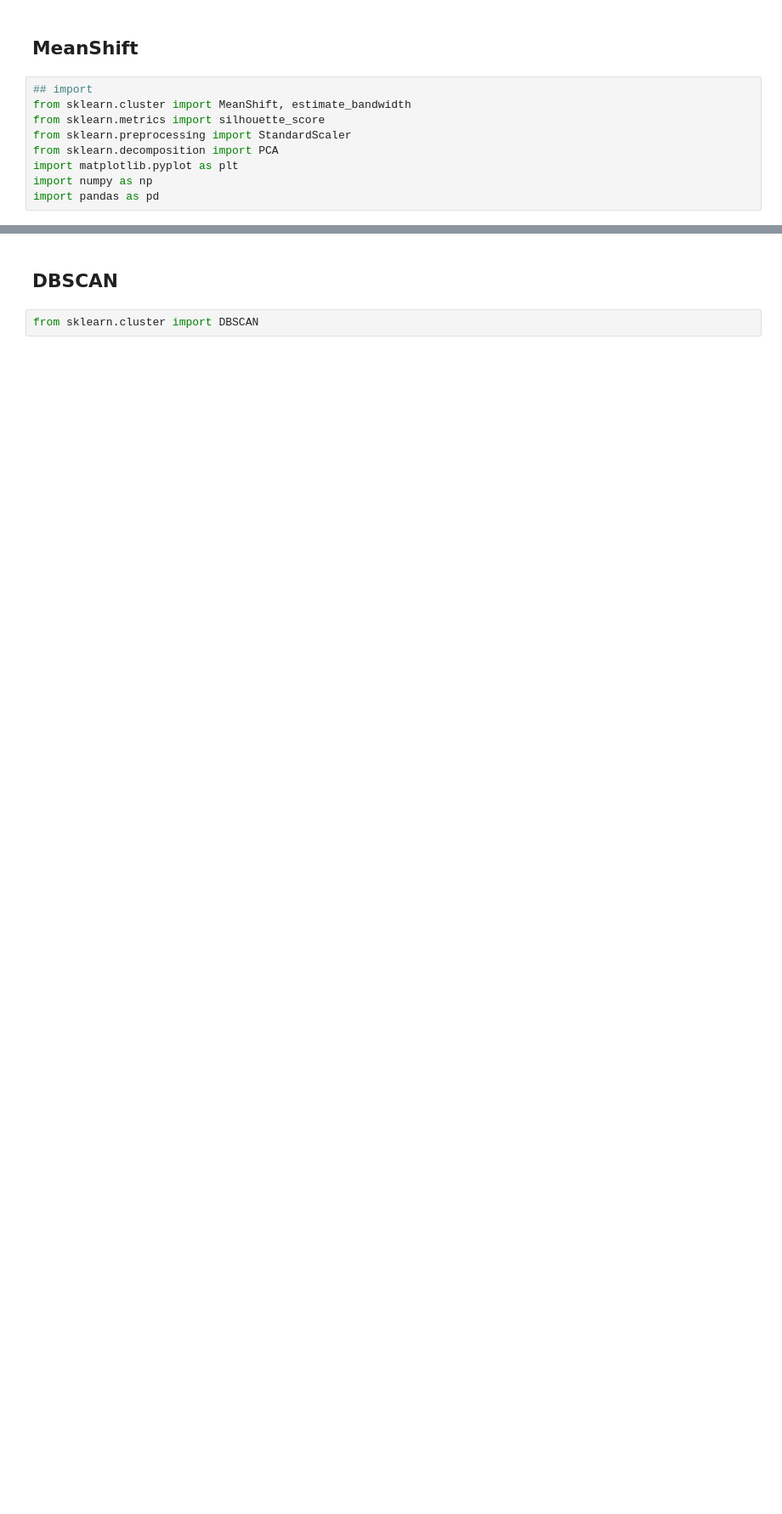
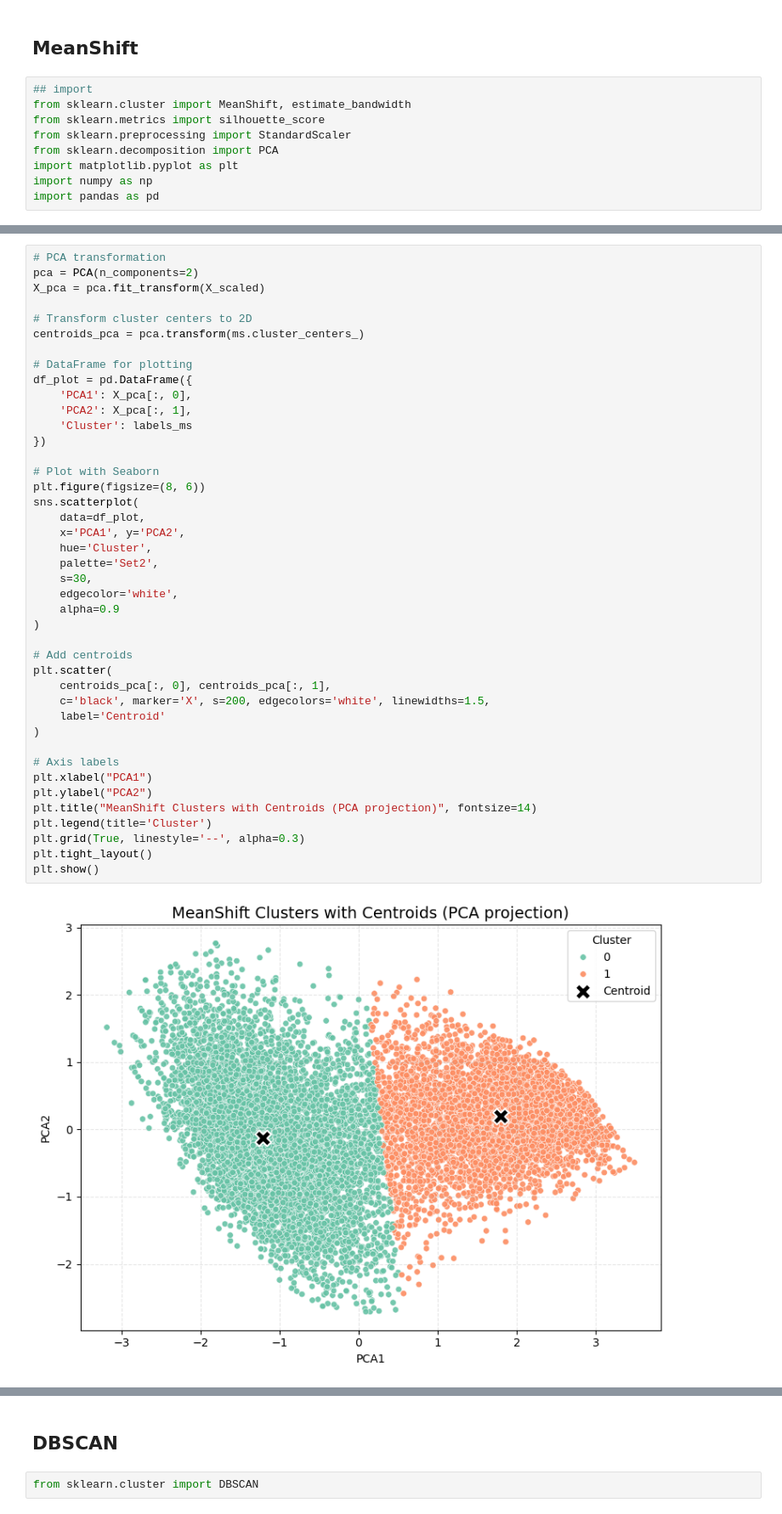
Before and after one commit to LauAHung/BACS2003-AI-Assignment, a Jupyter notebook: BACS2003 ASSIGNMET（Leong）.ipynb, the cells around one changed output, grey strips where cells are left out. Shown at 85% size. Saved outputs shown, nothing was run; the diff lists cells and outputs as text; blank space fills up the shorter version.

```diff
--- a/BACS2003 ASSIGNMET（Leong）.ipynb
+++ b/BACS2003 ASSIGNMET（Leong）.ipynb
@@ -634,2 +668,46 @@ import pandas as pd
+# %%
+# PCA transformation
+pca = PCA(n_components=2)
+X_pca = pca.fit_transform(X_scaled)
+
+# Transform cluster centers to 2D
+centroids_pca = pca.transform(ms.cluster_centers_)
+
+# DataFrame for plotting
+df_plot = pd.DataFrame({
+    'PCA1': X_pca[:, 0],
+    'PCA2': X_pca[:, 1],
+    'Cluster': labels_ms
+})
+
+# Plot with Seaborn
+plt.figure(figsize=(8, 6))
+sns.scatterplot(
+    data=df_plot,
+    x='PCA1', y='PCA2',
+    hue='Cluster',
+    palette='Set2',
+    s=30,
+    edgecolor='white',
+    alpha=0.9
+)
+
+# Add centroids
+plt.scatter(
+    centroids_pca[:, 0], centroids_pca[:, 1],
+    c='black', marker='X', s=200, edgecolors='white', linewidths=1.5,
+    label='Centroid'
+)
+
+# Axis labels
+plt.xlabel("PCA1")
+plt.ylabel("PCA2")
+plt.title("MeanShift Clusters with Centroids (PCA projection)", fontsize=14)
+plt.legend(title='Cluster')
+plt.grid(True, linestyle='--', alpha=0.3)
+plt.tight_layout()
+plt.show()
+# %% [output]
+[figure, added]
 # %%
 # Step 1: Standardize Features
```
Also changed, not shown: parts of 9 cells of this notebook.
